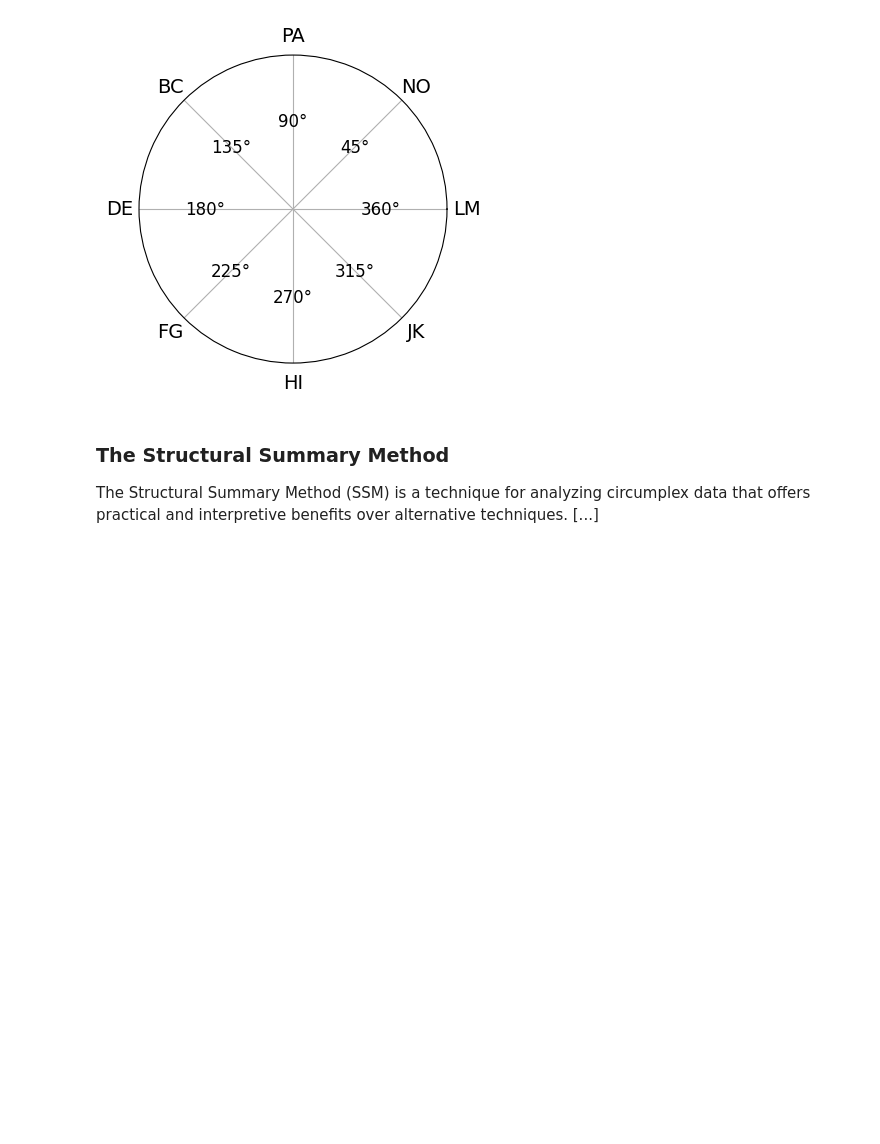
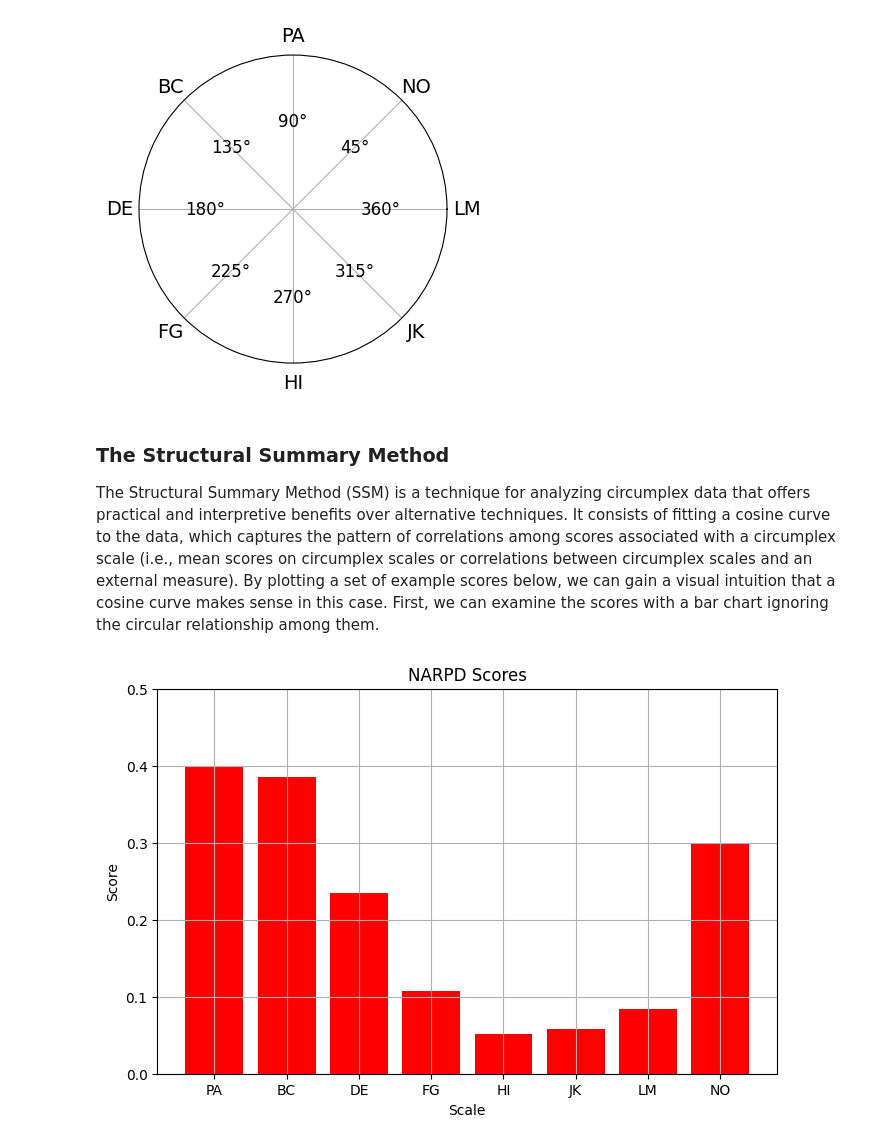
Before and after one commit to MitchellAcoustics/circumplex, a Jupyter notebook: docs/tutorials/Intro_to_SSM_Analysis.ipynb, the cells around one changed output. Saved outputs shown, nothing was run; the diff lists cells and outputs as text; code cells hidden in the pictures; blank space fills up the shorter version.

```diff
--- a/docs/tutorials/Intro_to_SSM_Analysis.ipynb
+++ b/docs/tutorials/Intro_to_SSM_Analysis.ipynb
@@ -41,4 +47,20 @@ plt.show()
 # %% [markdown]
 ### The Structural Summary Method
 
-The Structural Summary Method (SSM) is a technique for analyzing circumplex data that offers practical and interpretive benefits over alternative techniques. [...]
+The Structural Summary Method (SSM) is a technique for analyzing circumplex data that offers practical and interpretive benefits over alternative techniques. It consists of fitting a cosine curve to the data, which captures the pattern of correlations among scores associated with a circumplex scale (i.e., mean scores on circumplex scales or correlations between circumplex scales and an external measure). By plotting a set of example scores below, we can gain a visual intuition that a cosine curve makes sense in this case. First, we can examine the scores with a bar chart ignoring the circular relationship among them.
+# %%
+from circumplex.datasets import JZ2017
+import matplotlib.pyplot as plt
+
+jz_data = JZ2017
+r = jz_data.ssm_analyse(measures = ["NARPD"])
+plt.figure(figsize=(8, 5))
+plt.bar(r.results[0].scores.index, r.results[0].scores.values, color='red')
+plt.ylim(0, 0.5)
+plt.ylabel("Score")
+plt.xlabel("Scale")
+plt.title("NARPD Scores")
+plt.grid(True)
+plt.show()
+# %% [output]
+[figure, added]
```
Also changed, not shown: parts of 18 cells of this notebook, 2 other files.
